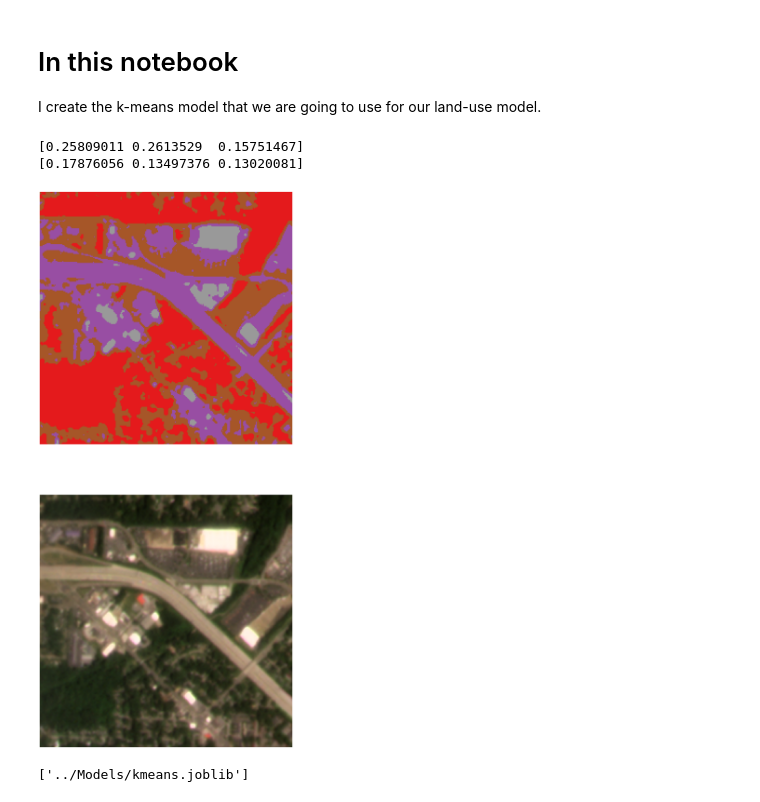
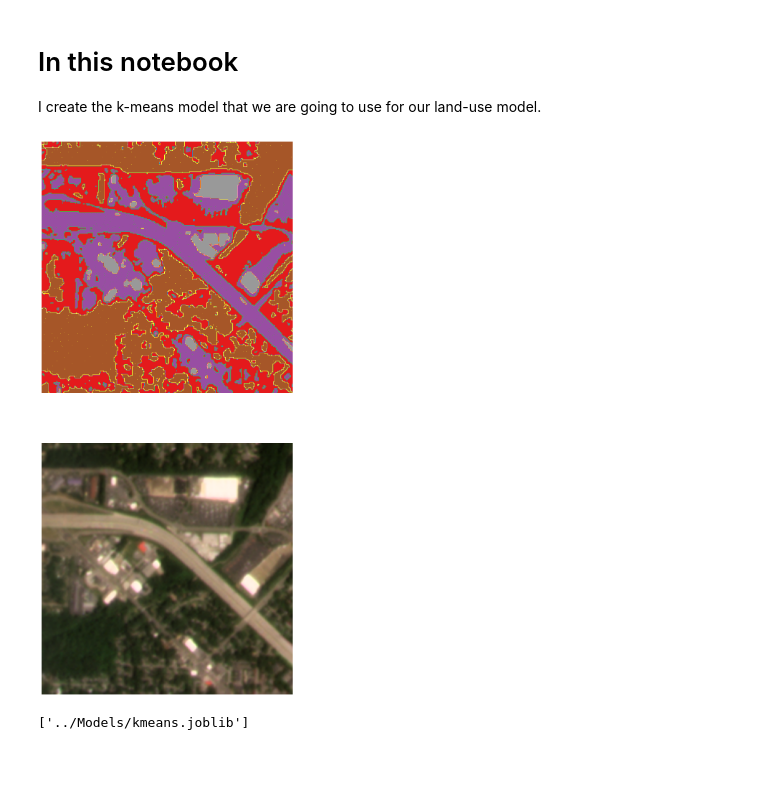
Before and after one commit to zcalhoun/lute, a Jupyter notebook: notebooks/kmeans.ipynb, the cells around one changed output. Cells and saved outputs as stored; diff of their text form; code cells hidden in the pictures; blank space fills up the shorter version.

```diff
--- a/notebooks/kmeans.ipynb
+++ b/notebooks/kmeans.ipynb
@@ -18,13 +18,10 @@ with Image.open(os.path.join(file_path, "L15-0575E-1243N.tif")) as img:
 # %%
 img_array = np.array(output)
 img_array = img_array / 255
-print(np.mean(img_array, axis=(0, 1)))
-img_array = img_array - np.mean(img_array, axis=(0, 1))
-print(np.std(img_array, axis=(0, 1)))
-img_array = img_array / np.std(img_array, axis=(0, 1))
+# print(np.mean(img_array, axis=(0, 1)))
+img_array = img_array - [0.260, 249, 0.155]
+# print(np.std(img_array, axis=(0, 1)))
+img_array = img_array / [0.191, 0.157, 0.134]
-# %% [output]
-[0.25809011 0.2613529  0.15751467]
-[0.17876056 0.13497376 0.13020081]
 # %%
 # Apply kmenas to the image
 kmeans = KMeans(n_clusters=4, random_state=0)
@@ -36,19 +33,19 @@ labels = labels.reshape(img_array.shape[0], img_array.shape[1])
 # %%
 # Looking at 10 clusters -- this is overparameterized. I'll fix this in fix this
 # in a notebook
 m = 1
 i = (0, 256*m)
 j = (0, 256*m)
-plt.figure(figsize=(40, 40))
+plt.figure(figsize=(20, 20))
 plt.subplot(2,1,1)
 plt.imshow(labels[i[0]:i[1],j[0]:j[1]], cmap="Set1")
 plt.axis(False)
 plt.subplot(2,1,2)
 plt.imshow(np.array(output)[i[0]:i[1],j[0]:j[1]], cmap="Set1")
 plt.axis(False)
 plt.show()
 # %% [output]
-[figure, old version]
+[figure, new version]
 # %%
 import joblib
 
```
Also changed, not shown: 1 other file.
